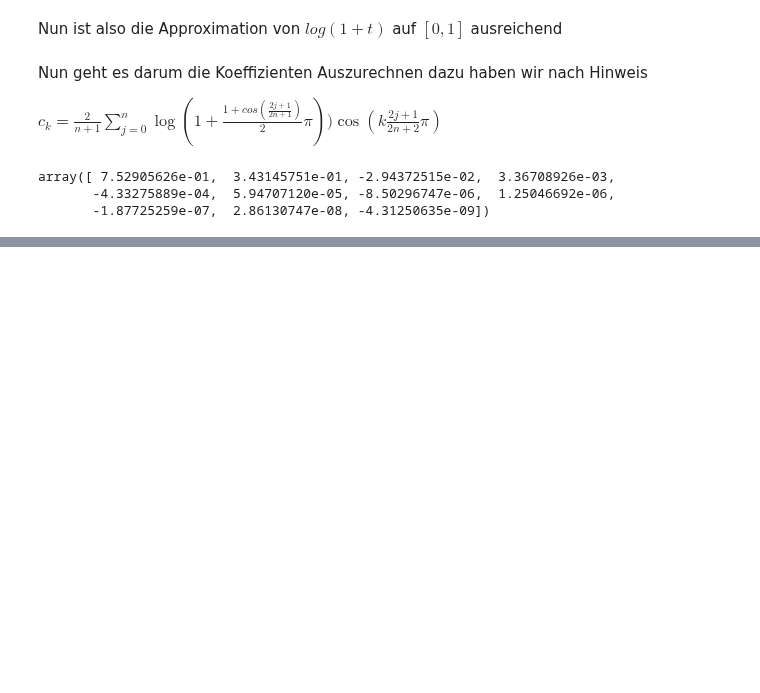
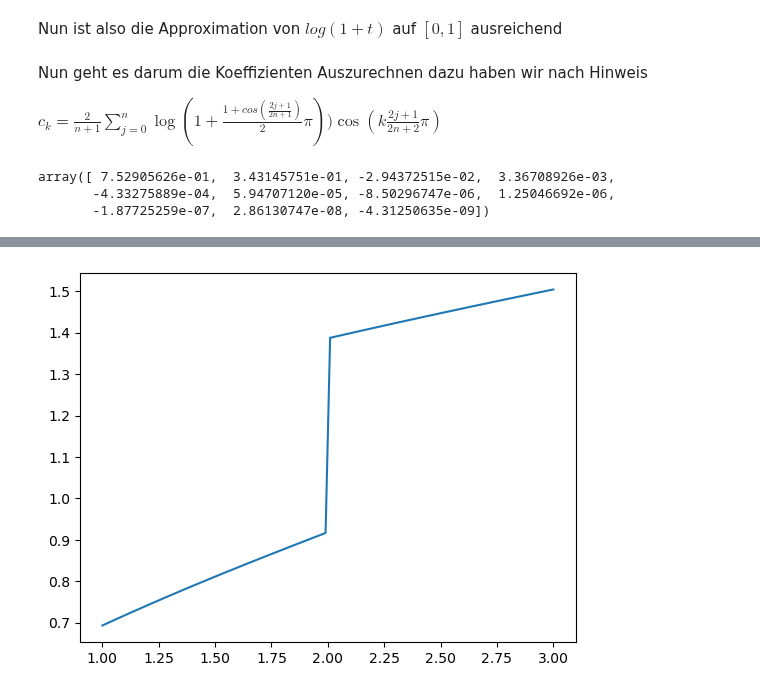
Before and after one commit to LukasMeinschad/Studium, a Jupyter notebook: Mathe/Numerik/Proseminar Numerik/Übungsblätter/Blatt 11/lukas_meinschad_blatt11.ipynb, the cells around one changed output, grey strips where cells are left out. Cells and saved outputs as stored; diff of their text form; code cells hidden in the pictures; blank space fills up the shorter version.

```diff
--- a/Mathe/Numerik/Proseminar Numerik/Übungsblätter/Blatt 11/lukas_meinschad_blatt11.ipynb
+++ b/Mathe/Numerik/Proseminar Numerik/Übungsblätter/Blatt 11/lukas_meinschad_blatt11.ipynb
@@ -254,0 +263,7 @@ Value of Clenshaw = -4.1655806420937085e+111
+# %%
+# plotte mal den Log schauen wie das aussieht
+
+plt.plot(x_vals,clenshaw_values)
+plt.show()
+# %% [output]
+[figure, added]
```
Also changed, not shown: parts of 8 cells of this notebook, 9 other files.
